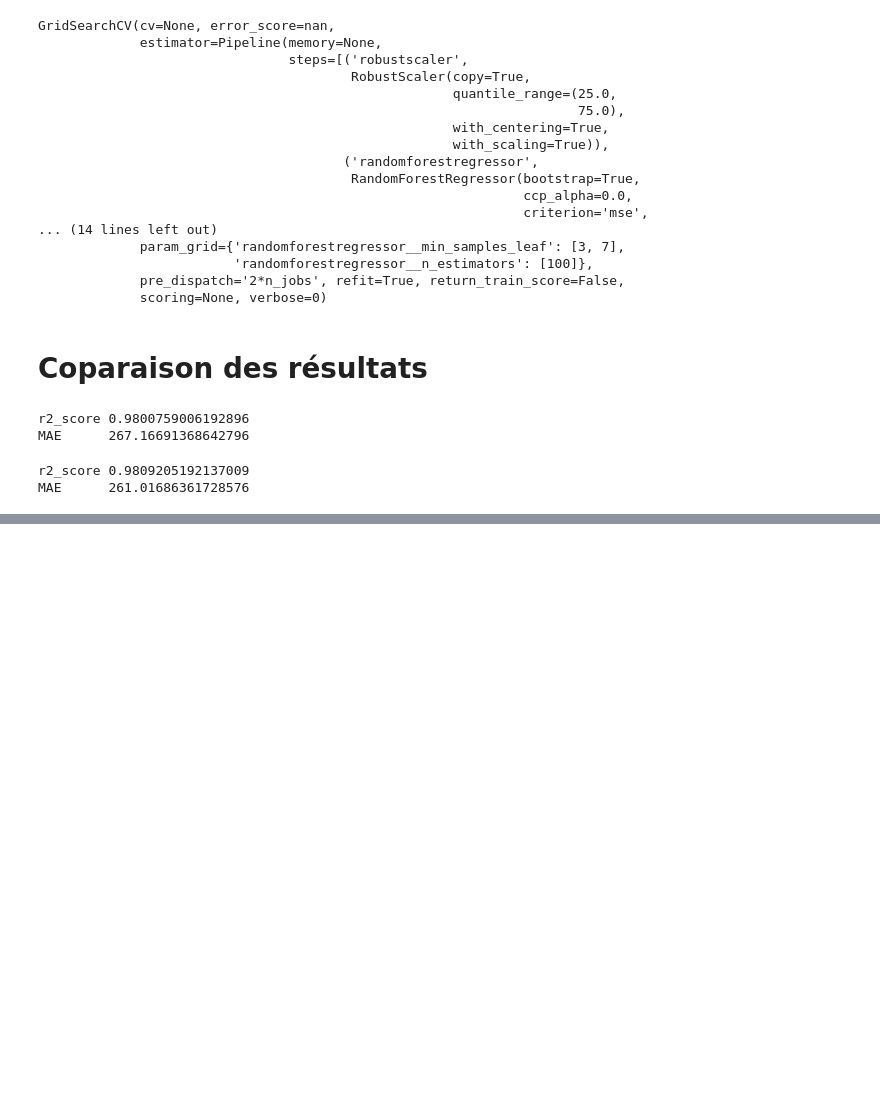
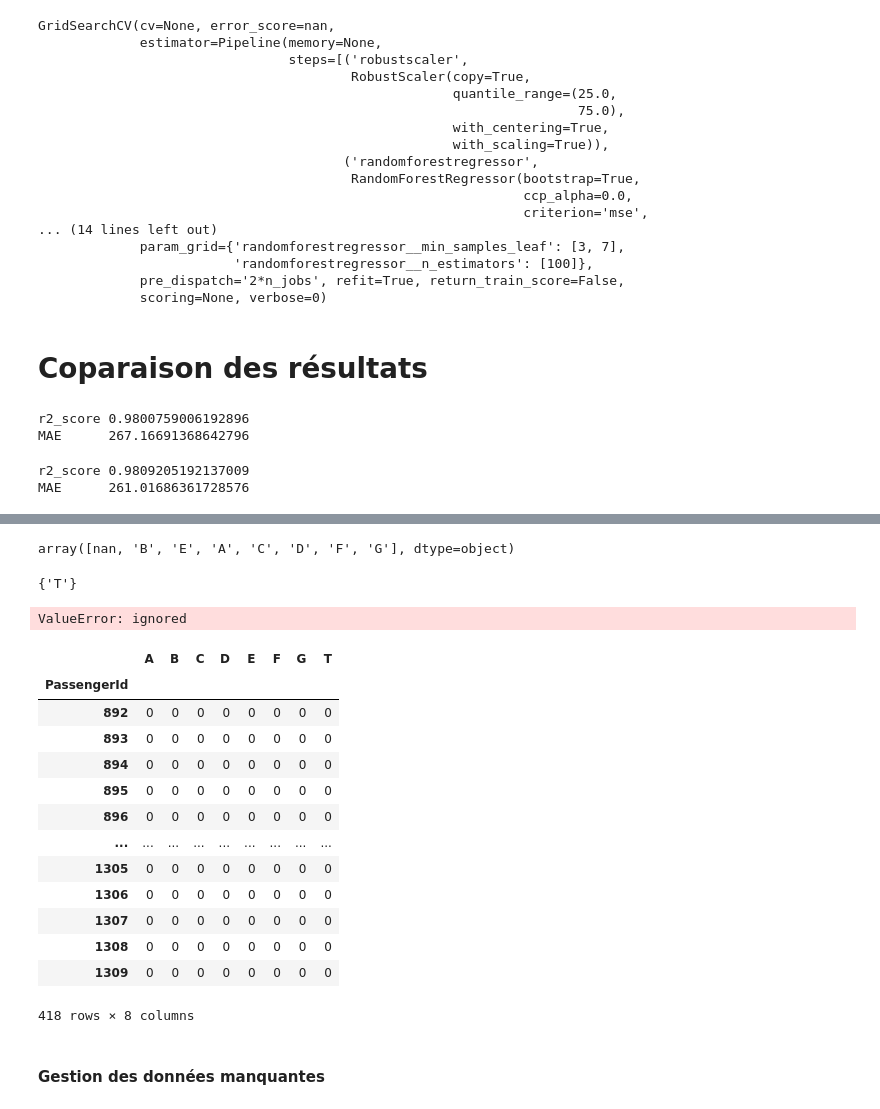
Before and after one commit to Medgoby/Article-summarization, a Jupyter notebook: My_Data_Quality.ipynb, the cells around one changed output, grey strips where cells are left out. Drawn from its saved outputs; the diff is of its cells as text; code cells hidden in the pictures; blank space fills up the shorter version.

```diff
--- a/My_Data_Quality.ipynb
+++ b/My_Data_Quality.ipynb
@@ -3309,0 +3323,3 @@ MAE      261.01686361728576
+# %%
+df1=pd.read_csv('/content/titanic_test.csv',index_col=0)
+df1.head()
@@ -3309,0 +3353,6 @@ MAE      261.01686361728576
+# %%
+df['Pclass']=df['Pclass'].astype('category')
+df1['Pclass']=df['Pclass'].astype('category')
+
+df['Sex']=df['Sex'].astype('category')
+df1['Sex']=df['Sex'].astype('category')
@@ -3309,0 +3379,14 @@ MAE      261.01686361728576
+# %%
+df1['Deck']=df1['Cabin'].str.get(0)
+df['Deck']=df['Cabin'].str.get(0)
+# %%
+df1['Deck'].unique()
+# %% [output]
+array([nan, 'B', 'E', 'A', 'C', 'D', 'F', 'G'], dtype=object)
+# %%
+#Difference symetrique
+deck_test=set(df1['Deck'].unique())
+deck_train=set(df['Deck'].unique())
+deck_test ^ deck_train
+# %% [output]
+{'T'}
@@ -3309,0 +3395,21 @@ MAE      261.01686361728576
+# %%
+df1['Deck']=df1['Deck'].cat.add_categories("T")
+# %% [output]
+ValueError: ignored
+# %%
+pd.get_dummies(df1['Deck'])
+# %% [output]
+|  | A | B | C | D | E | F | G | T |
+| PassengerId |  |  |  |  |  |  |  |  |
+| 892 | 0 | 0 | 0 | 0 | 0 | 0 | 0 | 0 |
+| 893 | 0 | 0 | 0 | 0 | 0 | 0 | 0 | 0 |
+| 894 | 0 | 0 | 0 | 0 | 0 | 0 | 0 | 0 |
+| 895 | 0 | 0 | 0 | 0 | 0 | 0 | 0 | 0 |
+| 896 | 0 | 0 | 0 | 0 | 0 | 0 | 0 | 0 |
+| ... | ... | ... | ... | ... | ... | ... | ... | ... |
+| 1305 | 0 | 0 | 0 | 0 | 0 | 0 | 0 | 0 |
+| 1306 | 0 | 0 | 0 | 0 | 0 | 0 | 0 | 0 |
+| 1307 | 0 | 0 | 0 | 0 | 0 | 0 | 0 | 0 |
+| 1308 | 0 | 0 | 0 | 0 | 0 | 0 | 0 | 0 |
+| 1309 | 0 | 0 | 0 | 0 | 0 | 0 | 0 | 0 |
+418 rows × 8 columns
@@ -3309,0 +3424,2 @@ MAE      261.01686361728576
+# %% [markdown]
+#### Gestion des données manquantes
```
Also changed, not shown: parts of 44 cells of this notebook.
